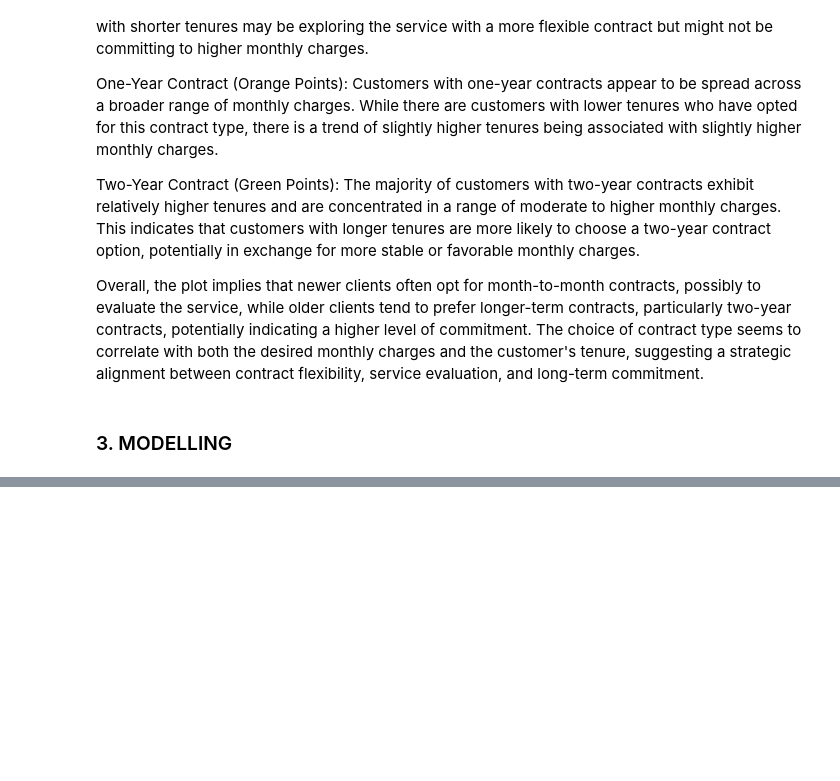
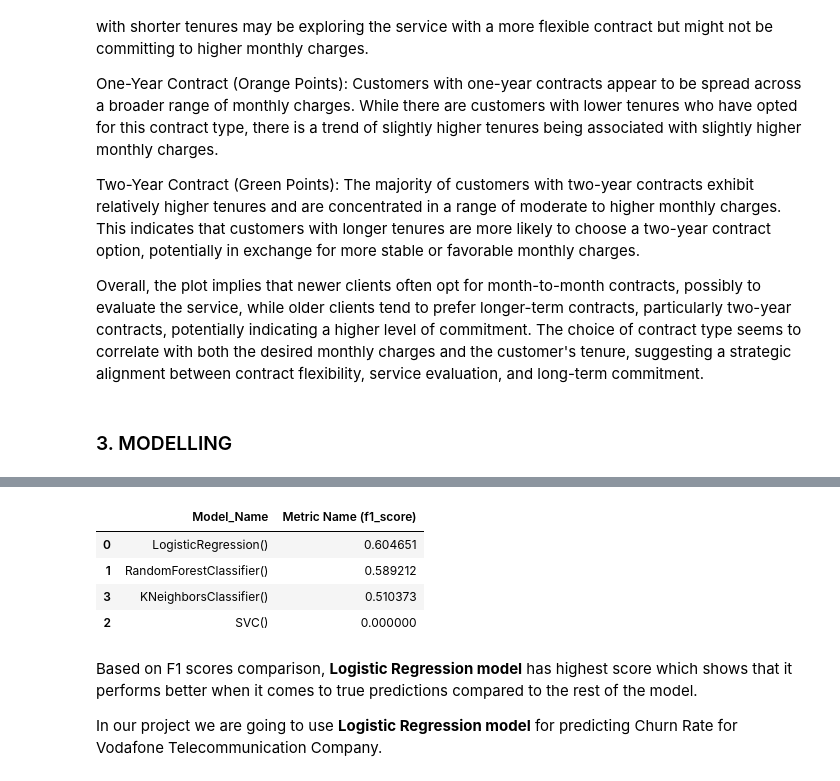
Before and after one commit to MarthaK-Coder/Azubi-Africa-LP2-Sprint, a Jupyter notebook: Project2 Notebook.ipynb, the cells around one changed output, grey strips where cells are left out. Saved outputs shown, nothing was run; the diff lists cells and outputs as text; code cells hidden in the pictures; blank space fills up the shorter version.

```diff
--- a/Project2 Notebook.ipynb
+++ b/Project2 Notebook.ipynb
@@ -1312,0 +1496,3 @@ Overall, the plot implies that newer clients often opt for month-to-month contra
+# %%
+#using fit method to train
+knn.fit(X_train, y_train)
@@ -1312,0 +1501,3 @@ Overall, the plot implies that newer clients often opt for month-to-month contra
+# %%
+# append the model on the model_trained list
+models_trained.append(knn)
@@ -1312,0 +1538,17 @@ Overall, the plot implies that newer clients often opt for month-to-month contra
+# %%
+#define the metric to be used and the y pred.
+metric = f1_score
+y_pred =y_eval_pred
+# %%
+#Create the lits that will hold the dictionary
+info = [
+    {
+        "Model_Name": model.__str__(),
+        f"Metric Name ({metric.__name__})": metric(
+            y_true=y_eval,
+            y_pred = model.predict(X_eval),
+            pos_label='Yes'
+        ),
+    }
+    for model in models_trained
+]
@@ -1312,0 +1566,13 @@ Overall, the plot implies that newer clients often opt for month-to-month contra
+# %%
+#Generate the DataFrame that contain the F1 scores and respective model name
+pd.DataFrame(info).sort_values(ascending=False, by= f"Metric Name ({metric.__name__})")
+# %% [output]
+|  | Model_Name | Metric Name (f1_score) |
+| 0 | LogisticRegression() | 0.604651 |
+| 1 | RandomForestClassifier() | 0.589212 |
+| 3 | KNeighborsClassifier() | 0.510373 |
+| 2 | SVC() | 0.000000 |
+# %% [markdown]
+Based on F1 scores comparison, **Logistic Regression model** has highest score which shows that it performs better when it comes to true predictions compared to the rest of the model.
+
+In our project we are going to use **Logistic Regression model** for predicting Churn Rate for Vodafone Telecommunication Company.
```
Also changed, not shown: parts of 48 cells of this notebook.
